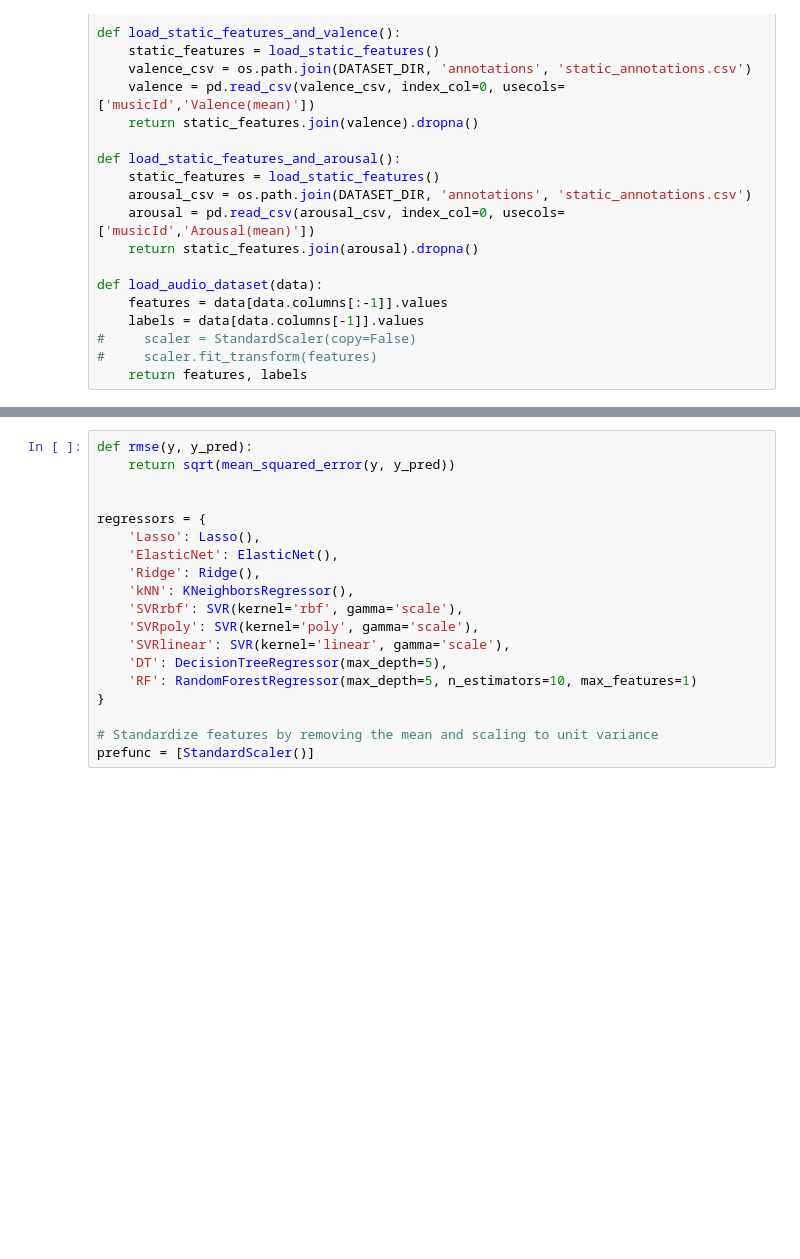
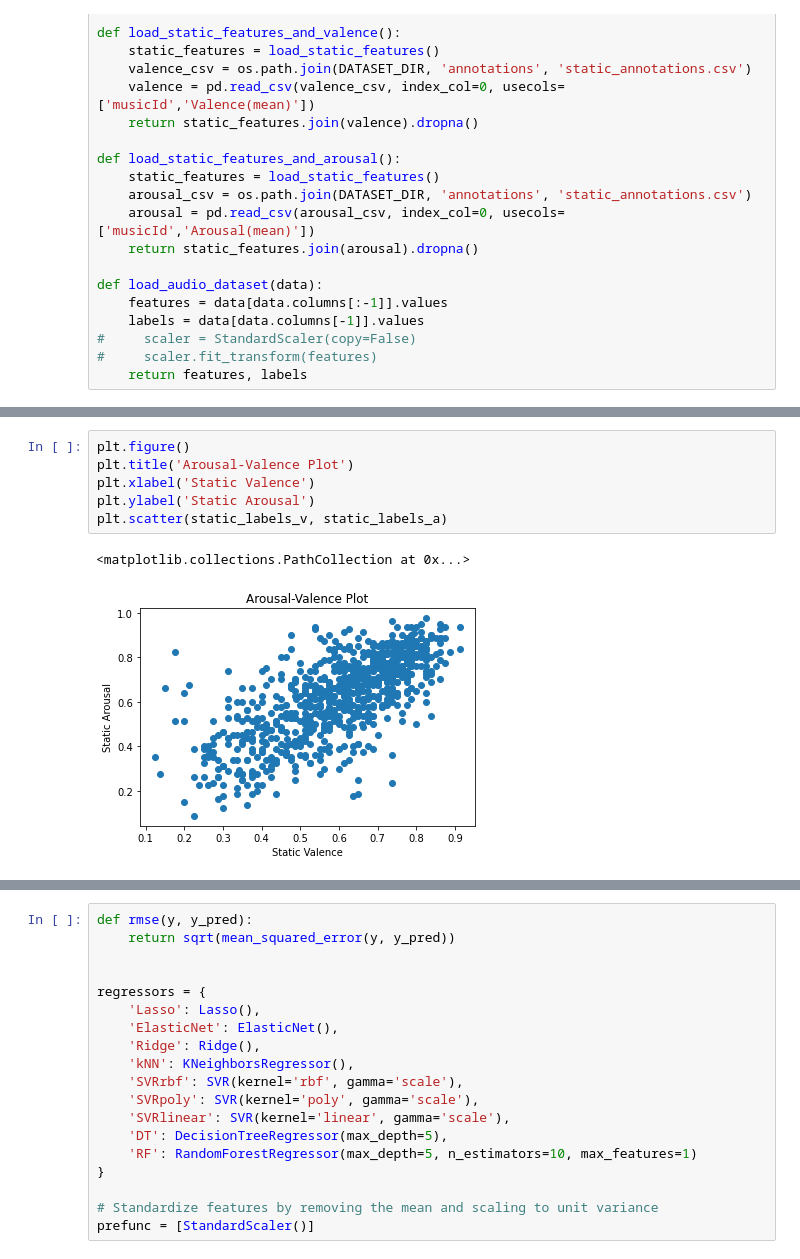
Before and after one commit to LiyangTseng/AudMem, a Jupyter notebook: Feature_Extraction/features.ipynb, the cells around one changed output, grey strips where cells are left out. Saved outputs shown, nothing was run; the diff lists cells and outputs as text; blank space fills up the shorter version.

```diff
--- a/Feature_Extraction/features.ipynb
+++ b/Feature_Extraction/features.ipynb
@@ -71,0 +67,9 @@ plt.scatter(labels_v, labels_a)
+# %%
+plt.figure()
+plt.title('Arousal-Valence Plot')
+plt.xlabel('Static Valence')
+plt.ylabel('Static Arousal')
+plt.scatter(static_labels_v, static_labels_a)
+# %% [output]
+<matplotlib.collections.PathCollection at 0x...>
+[figure, added]
```
Also changed, not shown: parts of 32 cells of this notebook, 3 other files.
